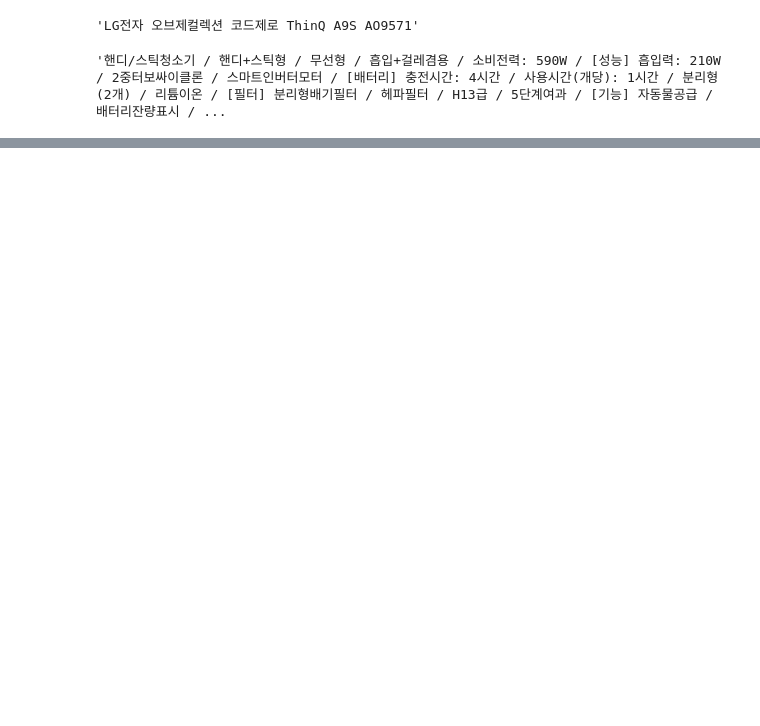
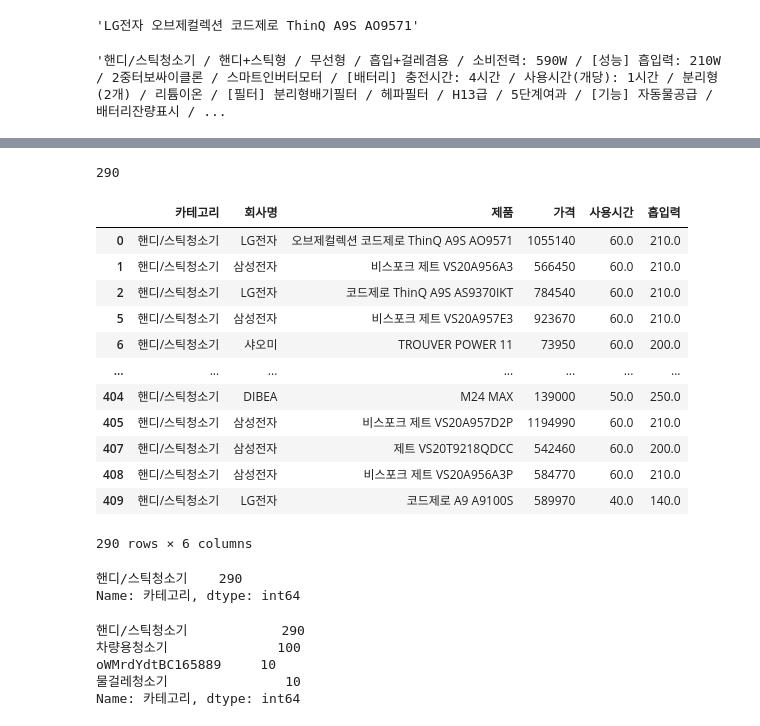
Before and after one commit to Hongbi-Kim/DataAnalysis, a Jupyter notebook: 데이터분석_실무파이썬_강아지/7-1. 무선청소기.ipynb, the cells around one changed output, grey strips where cells are left out. Cells and saved outputs as stored; diff of their text form; code cells hidden in the pictures; blank space fills up the shorter version.

```diff
--- a/데이터분석_실무파이썬_강아지/7-1. 무선청소기.ipynb
+++ b/데이터분석_실무파이썬_강아지/7-1. 무선청소기.ipynb
@@ -75,0 +470,6 @@ prod_items[0].select('p.price_sect > a > strong')[0].text.strip().replace(',',''
+# %%
+new_use_time_list = []
+for time in use_time_list:
+    value = convert_time_minute(time)
+    new_use_time_list.append(value)
+new_use_time_list
@@ -75,0 +499,21 @@ prod_items[0].select('p.price_sect > a > strong')[0].text.strip().replace(',',''
+# %%
+def get_suction(value):
+    try:
+        value = value.upper()
+        if 'AW' in value or 'W' in value:
+            result = value.replace('A','').replace('W','')
+            result = int(result.replace(',',''))
+        elif "PA" in value:
+            result = value.replace('PA','')
+            result = int(result.replace(",",""))/100
+        else:
+            result = None
+        return result
+    except:
+        return None
+# %%
+new_suction_list = []
+for power in suction_list:
+    value = get_suction(power)
+    new_suction_list.append(value)
+new_suction_list
@@ -75,0 +538,9 @@ prod_items[0].select('p.price_sect > a > strong')[0].text.strip().replace(',',''
+# %%
+pd_data = pd.DataFrame()
+pd_data['카테고리'] = category_list
+pd_data['회사명'] = company_list
+pd_data['제품'] = product_list
+pd_data['가격'] = data['가격'].astype('int')
+pd_data['사용시간'] = new_use_time_list
+pd_data['흡입력'] = new_suction_list
+pd_data.head()
@@ -75,0 +554,33 @@ prod_items[0].select('p.price_sect > a > strong')[0].text.strip().replace(',',''
+# %%
+condition = pd_data['카테고리'] == '핸디/스틱청소기'
+pd_data_final = pd_data[condition]
+print(len(pd_data_final))
+pd_data_final
+# %% [output]
+290
+|  | 카테고리 | 회사명 | 제품 | 가격 | 사용시간 | 흡입력 |
+| 0 | 핸디/스틱청소기 | LG전자 | 오브제컬렉션 코드제로 ThinQ A9S AO9571 | 1055140 | 60.0 | 210.0 |
+| 1 | 핸디/스틱청소기 | 삼성전자 | 비스포크 제트 VS20A956A3 | 566450 | 60.0 | 210.0 |
+| 2 | 핸디/스틱청소기 | LG전자 | 코드제로 ThinQ A9S AS9370IKT | 784540 | 60.0 | 210.0 |
+| 5 | 핸디/스틱청소기 | 삼성전자 | 비스포크 제트 VS20A957E3 | 923670 | 60.0 | 210.0 |
+| 6 | 핸디/스틱청소기 | 샤오미 | TROUVER POWER 11 | 73950 | 60.0 | 200.0 |
+| ... | ... | ... | ... | ... | ... | ... |
+| 404 | 핸디/스틱청소기 | DIBEA | M24 MAX | 139000 | 50.0 | 250.0 |
+| 405 | 핸디/스틱청소기 | 삼성전자 | 비스포크 제트 VS20A957D2P | 1194990 | 60.0 | 210.0 |
+| 407 | 핸디/스틱청소기 | 삼성전자 | 제트 VS20T9218QDCC | 542460 | 60.0 | 200.0 |
+| 408 | 핸디/스틱청소기 | 삼성전자 | 비스포크 제트 VS20A956A3P | 584770 | 60.0 | 210.0 |
+| 409 | 핸디/스틱청소기 | LG전자 | 코드제로 A9 A9100S | 589970 | 40.0 | 140.0 |
+290 rows × 6 columns
+# %%
+pd_data_final['카테고리'].value_counts()
+# %% [output]
+핸디/스틱청소기    290
+Name: 카테고리, dtype: int64
+# %%
+pd_data['카테고리'].value_counts()
+# %% [output]
+핸디/스틱청소기            290
+차량용청소기              100
+oWMrdYdtBC165889     10
+물걸레청소기               10
+Name: 카테고리, dtype: int64
```
Also changed, not shown: parts of 55 cells of this notebook, 2 other files.
